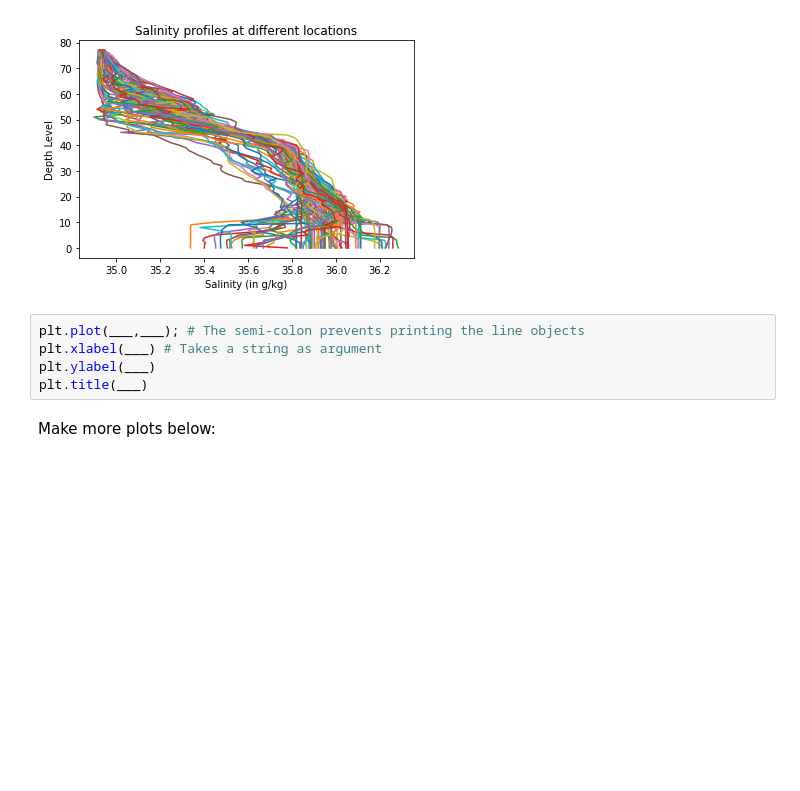
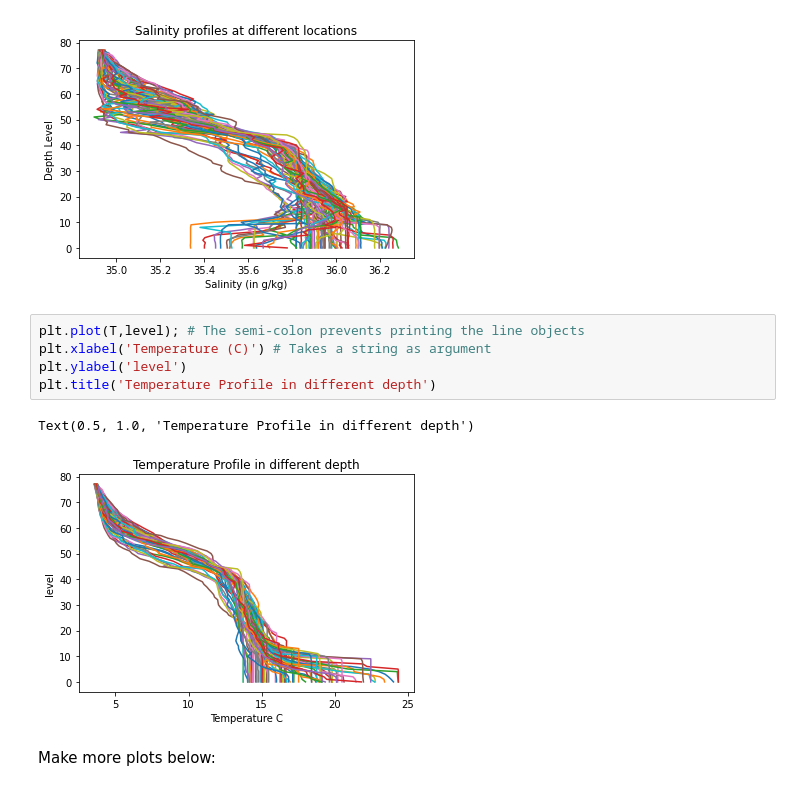
Before and after one commit to mojanshadkar/2022_Intro_Python, a Jupyter notebook: Exercises/W2_S1.ipynb, the cells around one changed output. Drawn from its saved outputs; the diff is of its cells as text; blank space fills up the shorter version.

```diff
--- a/Exercises/W2_S1.ipynb
+++ b/Exercises/W2_S1.ipynb
@@ -218,9 +216,12 @@ Hint 2: Each plot should have a line for each column of data. It will look messy
 # %% [markdown]
 ![Salinity_example.png](embedded-picture-1)
 # %%
-plt.plot(___,___); # The semi-colon prevents printing the line objects
-plt.xlabel(___) # Takes a string as argument
-plt.ylabel(___)
-plt.title(___)
+plt.plot(T,level); # The semi-colon prevents printing the line objects
+plt.xlabel('Temperature (C)') # Takes a string as argument
+plt.ylabel('level')
+plt.title('Temperature Profile in different depth')
+# %% [output]
+Text(0.5, 1.0, 'Temperature Profile in different depth')
+[figure, added]
 # %% [markdown]
 Make more plots below:
```
Also changed, not shown: parts of 8 cells of this notebook.
